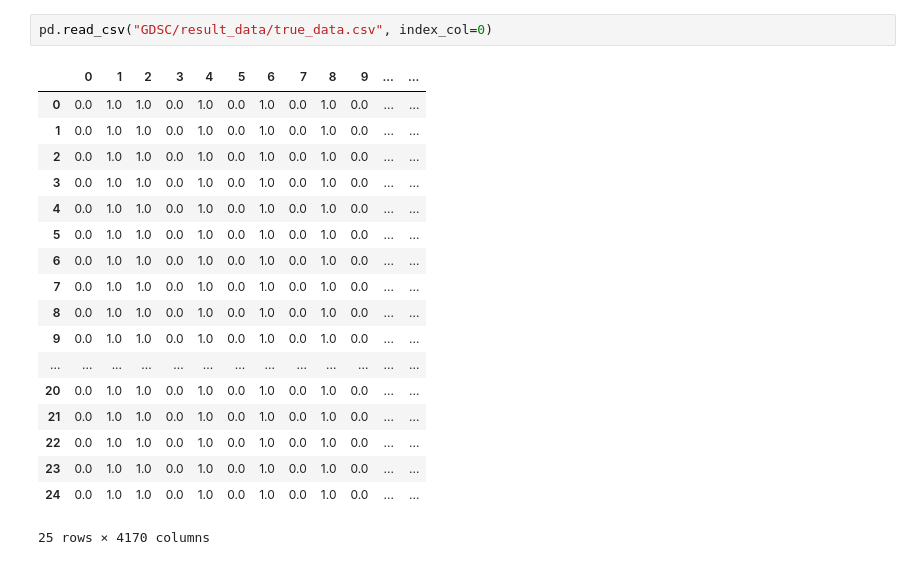
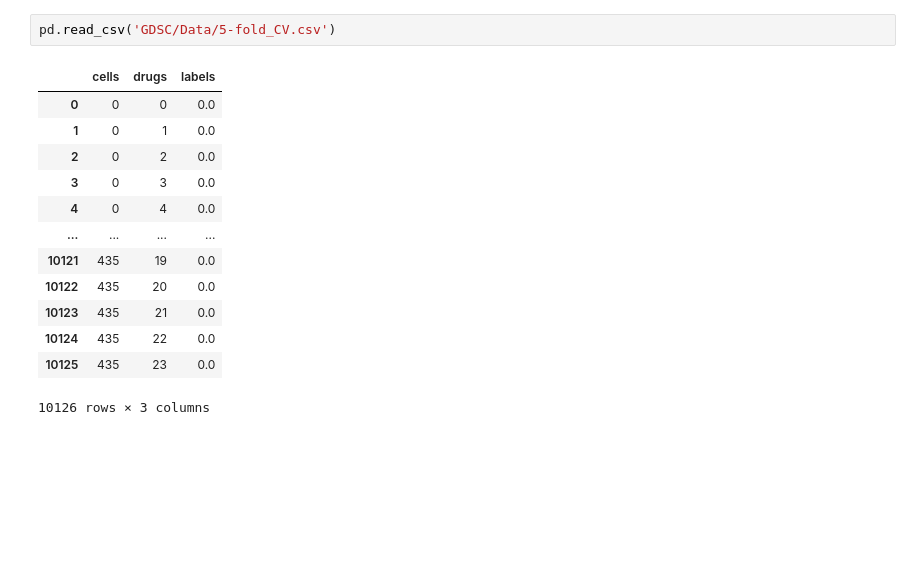
Before and after one commit to inoue0426/HRLCDR, a Jupyter notebook: data.ipynb, the cells around one changed output. Cells and saved outputs as stored; diff of their text form; blank space fills up the shorter version.

Commit message:
add data stats info

```diff
--- a/data.ipynb
+++ b/data.ipynb
@@ -116,21 +117,16 @@ pd.read_csv("GDSC/Data/null_mask.csv", index_col=0)
 # %%
-pd.read_csv("GDSC/result_data/true_data.csv", index_col=0)
+pd.read_csv('GDSC/Data/5-fold_CV.csv')
 # %% [output]
-|  | 0 | 1 | 2 | 3 | 4 | 5 | 6 | 7 | 8 | 9 | ... | ... |
-| 0 | 0.0 | 1.0 | 1.0 | 0.0 | 1.0 | 0.0 | 1.0 | 0.0 | 1.0 | 0.0 | ... | ... |
-| 1 | 0.0 | 1.0 | 1.0 | 0.0 | 1.0 | 0.0 | 1.0 | 0.0 | 1.0 | 0.0 | ... | ... |
-| 2 | 0.0 | 1.0 | 1.0 | 0.0 | 1.0 | 0.0 | 1.0 | 0.0 | 1.0 | 0.0 | ... | ... |
-| 3 | 0.0 | 1.0 | 1.0 | 0.0 | 1.0 | 0.0 | 1.0 | 0.0 | 1.0 | 0.0 | ... | ... |
-| 4 | 0.0 | 1.0 | 1.0 | 0.0 | 1.0 | 0.0 | 1.0 | 0.0 | 1.0 | 0.0 | ... | ... |
-| 5 | 0.0 | 1.0 | 1.0 | 0.0 | 1.0 | 0.0 | 1.0 | 0.0 | 1.0 | 0.0 | ... | ... |
-| 6 | 0.0 | 1.0 | 1.0 | 0.0 | 1.0 | 0.0 | 1.0 | 0.0 | 1.0 | 0.0 | ... | ... |
-| 7 | 0.0 | 1.0 | 1.0 | 0.0 | 1.0 | 0.0 | 1.0 | 0.0 | 1.0 | 0.0 | ... | ... |
-| 8 | 0.0 | 1.0 | 1.0 | 0.0 | 1.0 | 0.0 | 1.0 | 0.0 | 1.0 | 0.0 | ... | ... |
-| 9 | 0.0 | 1.0 | 1.0 | 0.0 | 1.0 | 0.0 | 1.0 | 0.0 | 1.0 | 0.0 | ... | ... |
-| ... | ... | ... | ... | ... | ... | ... | ... | ... | ... | ... | ... | ... |
-| 20 | 0.0 | 1.0 | 1.0 | 0.0 | 1.0 | 0.0 | 1.0 | 0.0 | 1.0 | 0.0 | ... | ... |
-| 21 | 0.0 | 1.0 | 1.0 | 0.0 | 1.0 | 0.0 | 1.0 | 0.0 | 1.0 | 0.0 | ... | ... |
-| 22 | 0.0 | 1.0 | 1.0 | 0.0 | 1.0 | 0.0 | 1.0 | 0.0 | 1.0 | 0.0 | ... | ... |
-| 23 | 0.0 | 1.0 | 1.0 | 0.0 | 1.0 | 0.0 | 1.0 | 0.0 | 1.0 | 0.0 | ... | ... |
-| 24 | 0.0 | 1.0 | 1.0 | 0.0 | 1.0 | 0.0 | 1.0 | 0.0 | 1.0 | 0.0 | ... | ... |
+|  | cells | drugs | labels |
+| 0 | 0 | 0 | 0.0 |
+| 1 | 0 | 1 | 0.0 |
+| 2 | 0 | 2 | 0.0 |
+| 3 | 0 | 3 | 0.0 |
+| 4 | 0 | 4 | 0.0 |
+| ... | ... | ... | ... |
+| 10121 | 435 | 19 | 0.0 |
+| 10122 | 435 | 20 | 0.0 |
+| 10123 | 435 | 21 | 0.0 |
+| 10124 | 435 | 22 | 0.0 |
+| 10125 | 435 | 23 | 0.0 |
-25 rows × 4170 columns
+10126 rows × 3 columns
```
Also changed, not shown: parts of 9 cells of this notebook.
